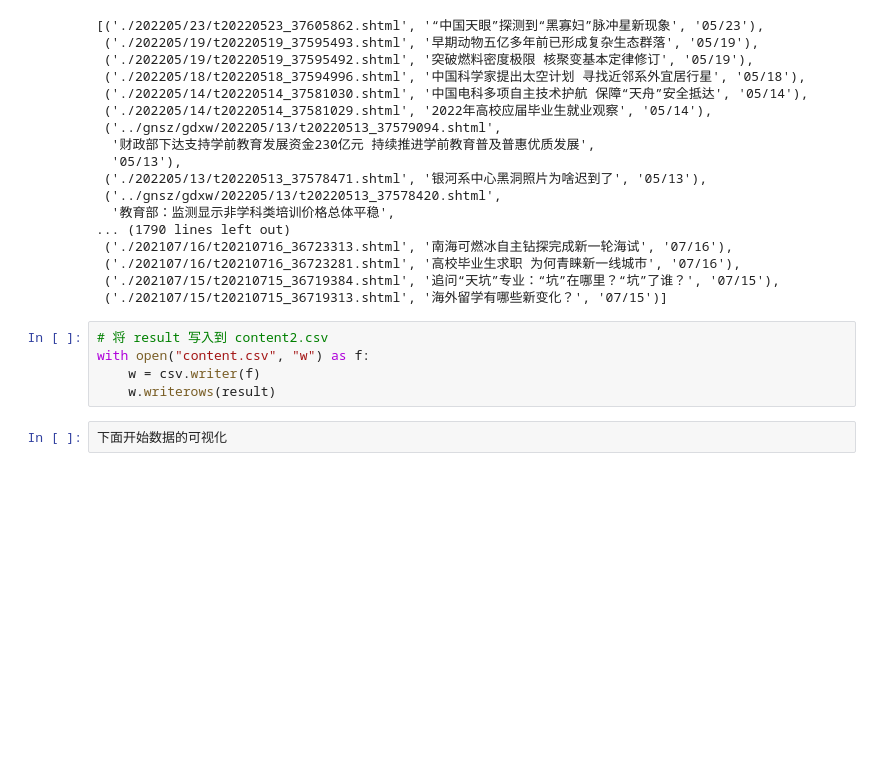
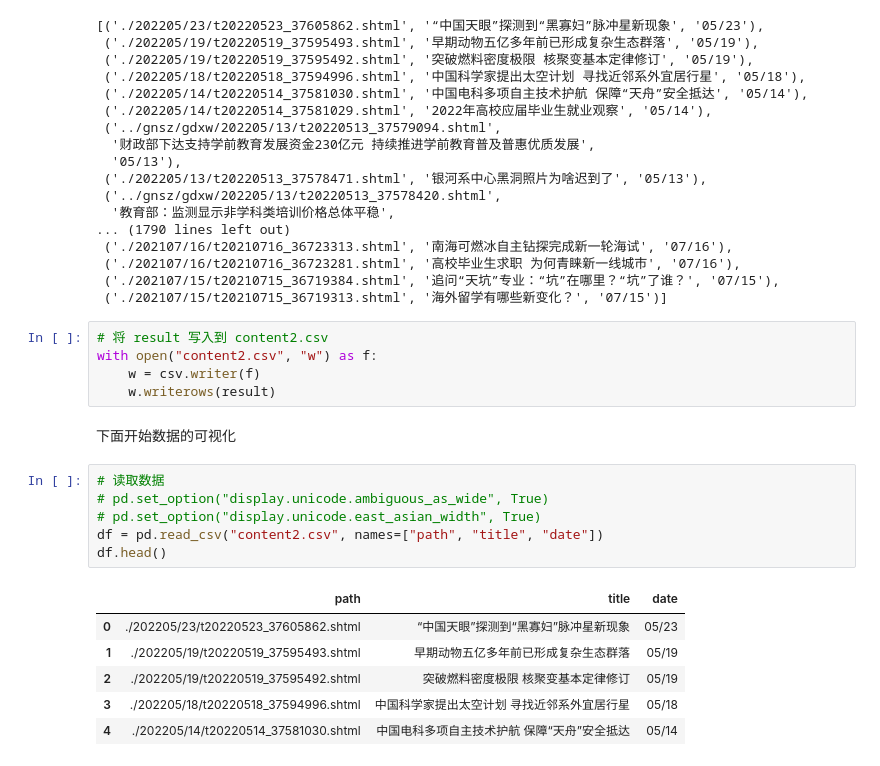
Before and after one commit to YCCDSZXH/PythonNews, a Jupyter notebook: 01.ipynb, the cells around one changed output. Cells and saved outputs as stored; diff of their text form; blank space fills up the shorter version.

```diff
--- a/01.ipynb
+++ b/01.ipynb
@@ -370,8 +371,21 @@ result
  ('./202107/15/t20210715_36719313.shtml', '海外留学有哪些新变化？', '07/15')]
 # %%
 # 将 result 写入到 content2.csv
-with open("content.csv", "w") as f:
+with open("content2.csv", "w") as f:
     w = csv.writer(f)
     w.writerows(result)
-# %%
-下面开始数据的可视化
+# %% [markdown]
+下面开始数据的可视化
+# %%
+# 读取数据
+# pd.set_option("display.unicode.ambiguous_as_wide", True)
+# pd.set_option("display.unicode.east_asian_width", True)
+df = pd.read_csv("content2.csv", names=["path", "title", "date"])
+df.head()
+# %% [output]
+|  | path | title | date |
+| 0 | ./202205/23/t20220523_37605862.shtml | “中国天眼”探测到“黑寡妇”脉冲星新现象 | 05/23 |
+| 1 | ./202205/19/t20220519_37595493.shtml | 早期动物五亿多年前已形成复杂生态群落 | 05/19 |
+| 2 | ./202205/19/t20220519_37595492.shtml | 突破燃料密度极限 核聚变基本定律修订 | 05/19 |
+| 3 | ./202205/18/t20220518_37594996.shtml | 中国科学家提出太空计划 寻找近邻系外宜居行星 | 05/18 |
+| 4 | ./202205/14/t20220514_37581030.shtml | 中国电科多项自主技术护航 保障“天舟”安全抵达 | 05/14 |
```
Also changed, not shown: parts of 3 cells of this notebook, 5 other files.
